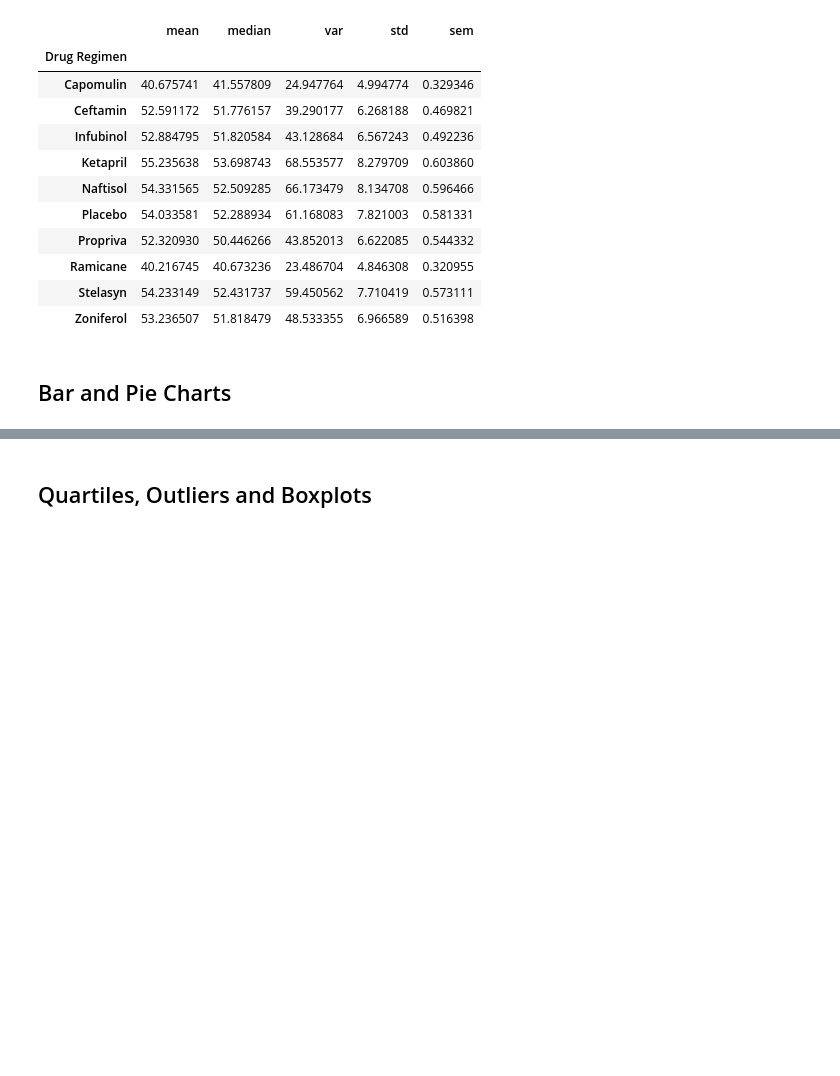
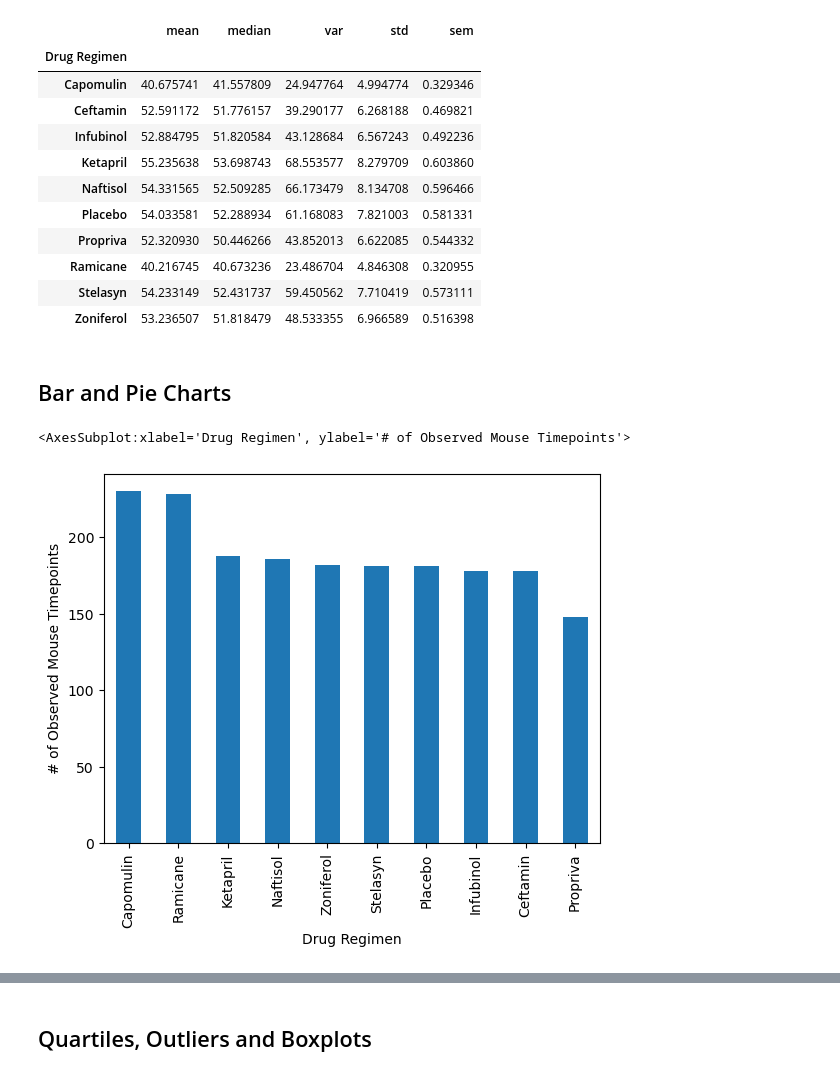
Before and after one commit to TPaxton97/matplotlib-challenge, a Jupyter notebook: Starter_Code/Pymaceuticals/pymaceuticals_starter.ipynb, the cells around one changed output, grey strips where cells are left out. Cells and saved outputs as stored; diff of their text form; code cells hidden in the pictures; blank space fills up the shorter version.

Commit message:
bar charts complete

```diff
--- a/Starter_Code/Pymaceuticals/pymaceuticals_starter.ipynb
+++ b/Starter_Code/Pymaceuticals/pymaceuticals_starter.ipynb
@@ -152,5 +150,10 @@ statisticsSummaryAgg
 ## Bar and Pie Charts
 # %%
 # Generate a bar plot showing the total number of rows (Mouse ID/Timepoints) for each drug regimen using Pandas.
+cleanCombinedMouseResults["Drug Regimen"].value_counts().plot(kind='bar', xlabel="Drug Regimen",
+                                                              ylabel="# of Observed Mouse Timepoints")
+# %% [output]
+<AxesSubplot:xlabel='Drug Regimen', ylabel='# of Observed Mouse Timepoints'>
+[figure, added]
 # %%
 # Generate a bar plot showing the total number of rows (Mouse ID/Timepoints) for each drug regimen using pyplot.
```
Also changed, not shown: parts of 5 cells of this notebook, 1 other file.
